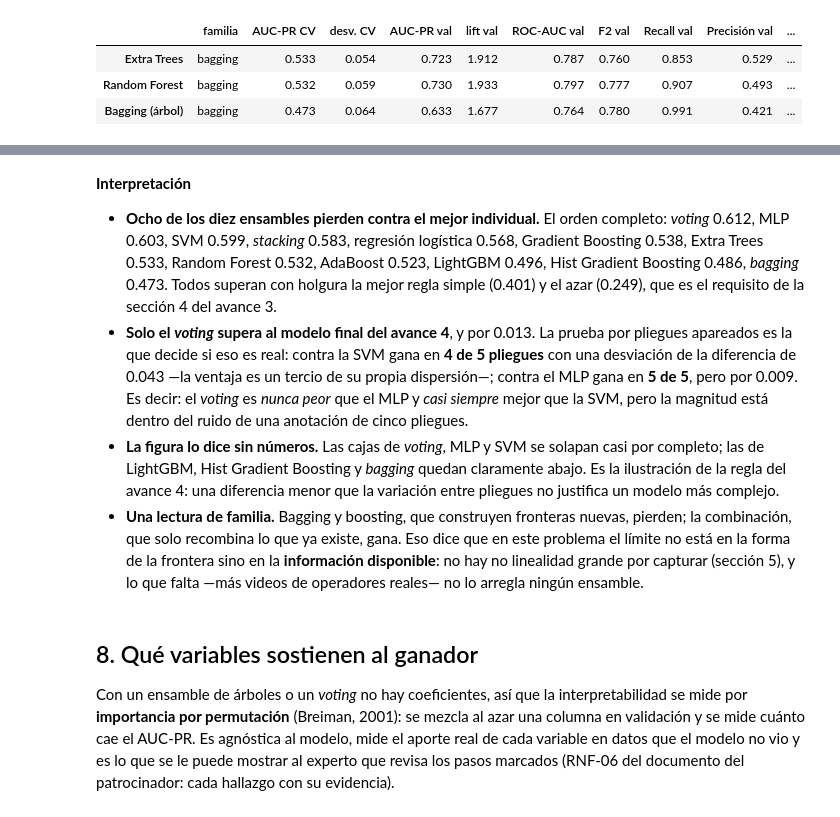
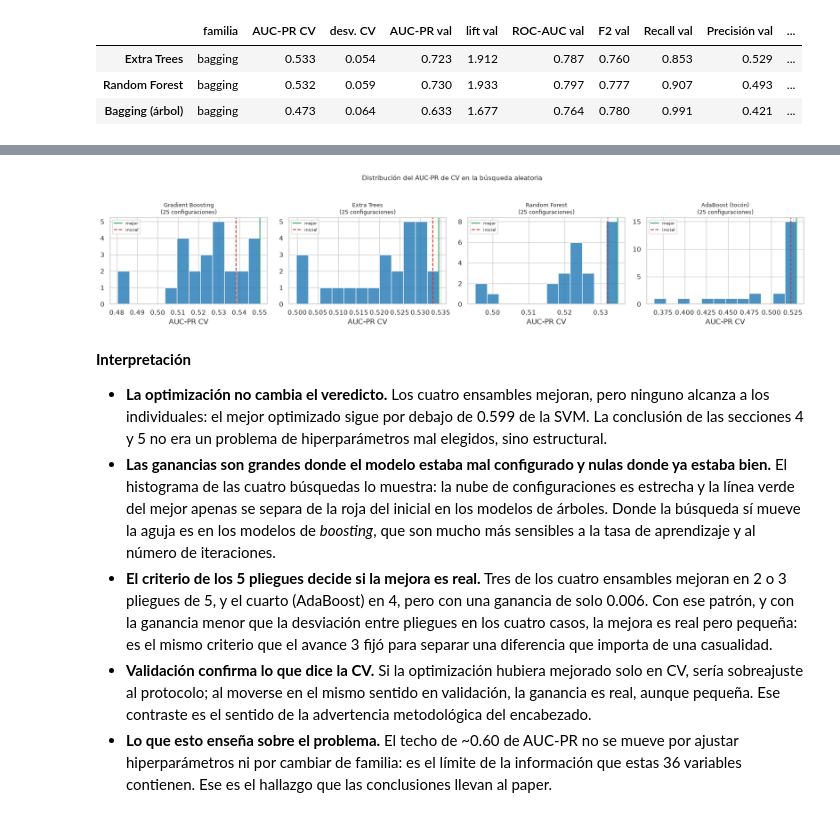
Before and after one commit to Emm-anuel/video-to-sop-copilot, a Jupyter notebook: docs/entregables/Semana 7/Avance5.51.ipynb, the cells around one changed output, grey strips where cells are left out. Cells and saved outputs as stored; diff of their text form; code cells hidden in the pictures.

```diff
--- a/docs/entregables/Semana 7/Avance5.51.ipynb
+++ b/docs/entregables/Semana 7/Avance5.51.ipynb
@@ -483,11 +505,23 @@ Mejor ensamble: Voting (suave)
-# %% [markdown]
-**Interpretación**
-
-- **Ocho de los diez ensambles pierden contra el mejor individual.** El orden completo: *voting* 0.612, MLP 0.603, SVM 0.599, *stacking* 0.583, regresión logística 0.568, Gradient Boosting 0.538, Extra Trees 0.533, Random Forest 0.532, AdaBoost 0.523, LightGBM 0.496, Hist Gradient Boosting 0.486, *bagging* 0.473. Todos superan con holgura la mejor regla simple (0.401) y el azar (0.249), que es el requisito de la sección 4 del avance 3.
-- **Solo el *voting* supera al modelo final del avance 4**, y por 0.013. La prueba por pliegues apareados es la que decide si eso es real: contra la SVM gana en **4 de 5 pliegues** con una desviación de la diferencia de 0.043 —la ventaja es un tercio de su propia dispersión—; contra el MLP gana en **5 de 5**, pero por 0.009. Es decir: el *voting* es *nunca peor* que el MLP y *casi siempre* mejor que la SVM, pero la magnitud está dentro del ruido de una anotación de cinco pliegues.
-- **La figura lo dice sin números.** Las cajas de *voting*, MLP y SVM se solapan casi por completo; las de LightGBM, Hist Gradient Boosting y *bagging* quedan claramente abajo. Es la ilustración de la regla del avance 4: una diferencia menor que la variación entre pliegues no justifica un modelo más complejo.
-- **Una lectura de familia.** Bagging y boosting, que construyen fronteras nuevas, pierden; la combinación, que solo recombina lo que ya existe, gana. Eso dice que en este problema el límite no está en la forma de la frontera sino en la **información disponible**: no hay no linealidad grande por capturar (sección 5), y lo que falta —más videos de operadores reales— no lo arregla ningún ensamble.
+# %%
+fig, axes = plt.subplots(1, len(A_OPTIMIZAR), figsize=(4.2 * len(A_OPTIMIZAR), 3.6))
+if len(A_OPTIMIZAR) == 1:
+    axes = [axes]
+for ax, nombre in zip(axes, A_OPTIMIZAR):
+    r = pd.DataFrame(searches[nombre].cv_results_)
+    ax.hist(r["mean_test_score"], bins=12, color=BLUE, alpha=0.85)
+    ax.axvline(r["mean_test_score"].max(), color=GREEN, lw=1.5, label="mejor")
+    ax.axvline(res_iniciales[nombre]["folds"].mean(), color=RED, ls="--", lw=1.5, label="inicial")
+    ax.set_title(f"{nombre}\n({len(r)} configuraciones)", fontsize=9)
+    ax.set_xlabel("AUC-PR CV"); ax.legend(fontsize=7)
+fig.suptitle("Distribución del AUC-PR de CV en la búsqueda aleatoria", y=1.03, fontsize=11)
+fig.tight_layout()
+# %% [output]
+[figure, added]
 # %% [markdown]
-## 8. Qué variables sostienen al ganador
+**Interpretación**
 
-Con un ensamble de árboles o un *voting* no hay coeficientes, así que la interpretabilidad se mide por **importancia por permutación** (Breiman, 2001): se mezcla al azar una columna en validación y se mide cuánto cae el AUC-PR. Es agnóstica al modelo, mide el aporte real de cada variable en datos que el modelo no vio y es lo que se le puede mostrar al experto que revisa los pasos marcados (RNF-06 del documento del patrocinador: cada hallazgo con su evidencia).
+- **La optimización no cambia el veredicto.** Los cuatro ensambles mejoran, pero ninguno alcanza a los individuales: el mejor optimizado sigue por debajo de 0.599 de la SVM. La conclusión de las secciones 4 y 5 no era un problema de hiperparámetros mal elegidos, sino estructural.
+- **Las ganancias son grandes donde el modelo estaba mal configurado y nulas donde ya estaba bien.** El histograma de las cuatro búsquedas lo muestra: la nube de configuraciones es estrecha y la línea verde del mejor apenas se separa de la roja del inicial en los modelos de árboles. Donde la búsqueda sí mueve la aguja es en los modelos de *boosting*, que son mucho más sensibles a la tasa de aprendizaje y al número de iteraciones.
+- **El criterio de los 5 pliegues decide si la mejora es real.** Tres de los cuatro ensambles mejoran en 2 o 3 pliegues de 5, y el cuarto (AdaBoost) en 4, pero con una ganancia de solo 0.006. Con ese patrón, y con la ganancia menor que la desviación entre pliegues en los cuatro casos, la mejora es real pero pequeña: es el mismo criterio que el avance 3 fijó para separar una diferencia que importa de una casualidad.
+- **Validación confirma lo que dice la CV.** Si la optimización hubiera mejorado solo en CV, sería sobreajuste al protocolo; al moverse en el mismo sentido en validación, la ganancia es real, aunque pequeña. Ese contraste es el sentido de la advertencia metodológica del encabezado.
+- **Lo que esto enseña sobre el problema.** El techo de ~0.60 de AUC-PR no se mueve por ajustar hiperparámetros ni por cambiar de familia: es el límite de la información que estas 36 variables contienen. Ese es el hallazgo que las conclusiones llevan al paper.
```
Also changed, not shown: parts of 66 cells of this notebook.
